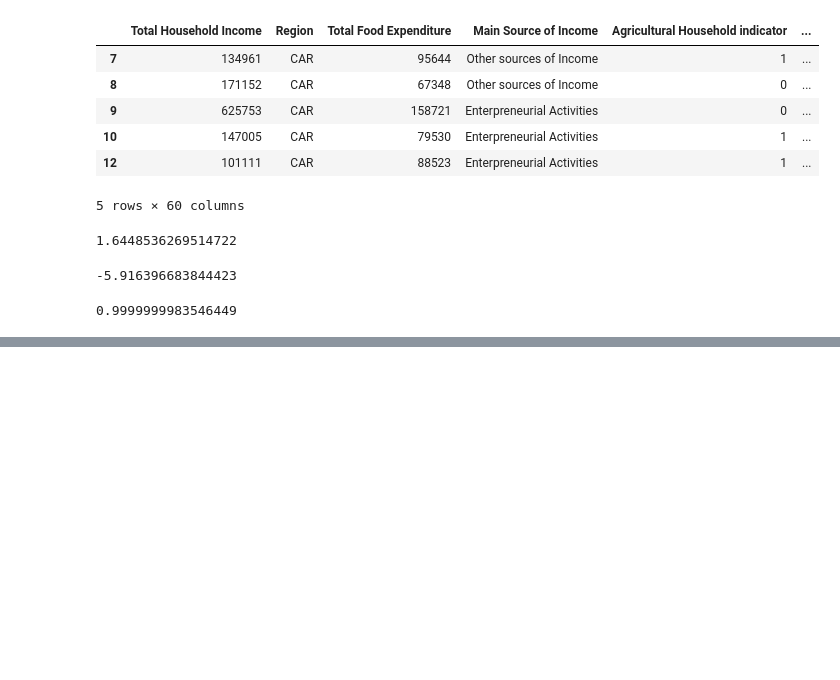
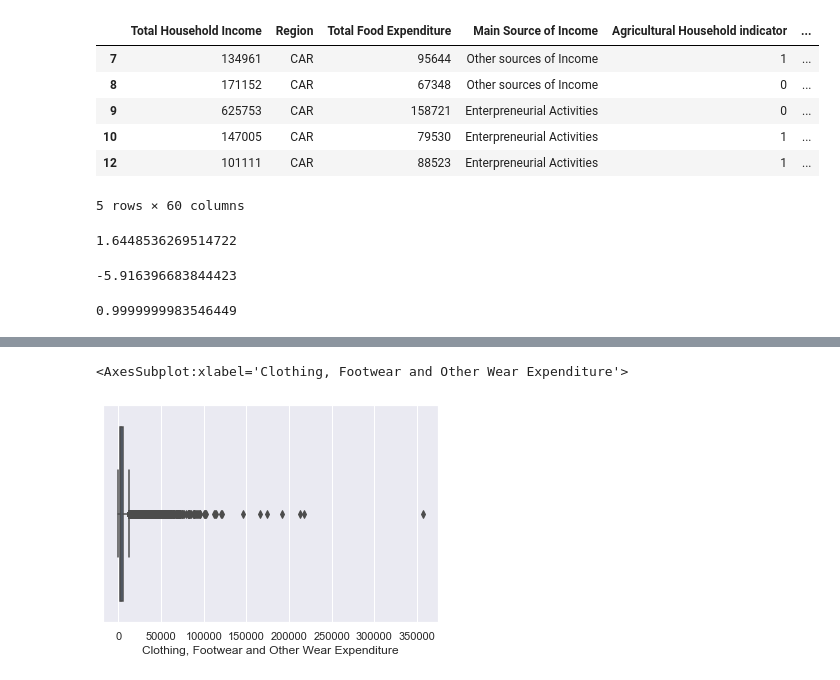
Before and after one commit to lucas54neves/statistical-analysis-of-philippine-demographics, a Jupyter notebook: src/project.ipynb, the cells around one changed output, grey strips where cells are left out. Saved outputs shown, nothing was run; the diff lists cells and outputs as text; code cells hidden in the pictures; blank space fills up the shorter version.

```diff
--- a/src/project.ipynb
+++ b/src/project.ipynb
@@ -419,0 +563,5 @@ Aceita-se H0. Há diferença de média de número total de membros da família p
+# %%
+sns.boxplot(data=df, x='Clothing, Footwear and Other Wear Expenditure')
+# %% [output]
+<AxesSubplot:xlabel='Clothing, Footwear and Other Wear Expenditure'>
+[figure, added]
```
Also changed, not shown: parts of 62 cells of this notebook.
